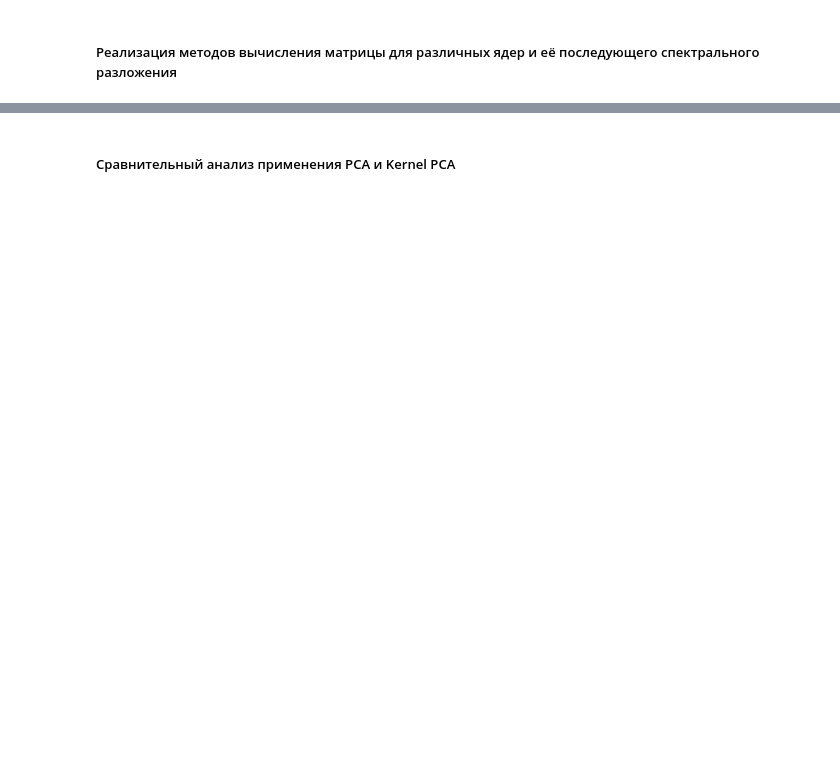
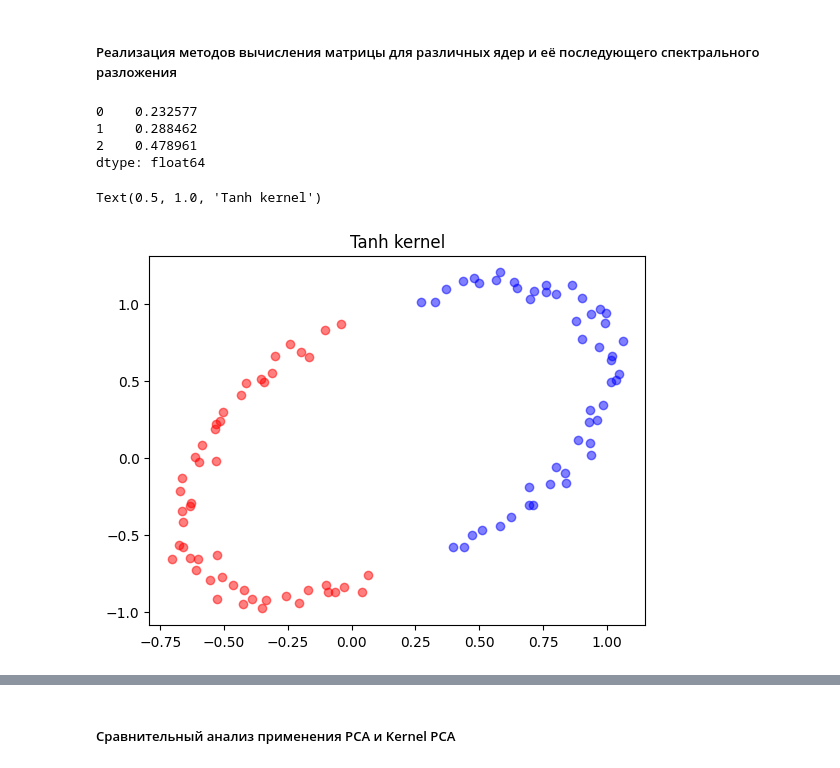
Before and after one commit to SergeyPishchulov/MOMO, a Jupyter notebook: Lab_1-1QR.ipynb, the cells around one changed output, grey strips where cells are left out. Drawn from its saved outputs; the diff is of its cells as text; code cells hidden in the pictures; blank space fills up the shorter version.

```diff
--- a/Lab_1-1QR.ipynb
+++ b/Lab_1-1QR.ipynb
@@ -308,0 +376,29 @@ NameError: name 'PC_matrix' is not defined
+# %%
+K = get_tanh_kernel(moons)
+pcs = get_pca(K)
+t = X[0]  # first object
+sum_distances_by_pc = defaultdict(int)
+for pc_num, pc in enumerate(pcs.T):
+    for obj in moons:
+        projection = pc@obj
+        sum_distances_by_pc[pc_num] += projection**2
+
+vars = pd.Series(sum_distances_by_pc, index=sorted(
+    list(sum_distances_by_pc.keys())))
+vars /= sum(vars)
+print(vars)
+selected_pcs = pcs[:, :2]
+# selected_pcs
+transformed = moons@selected_pcs
+red_moon = transformed[moons[:, 2] == 0, :]
+blue_moon = transformed[moons[:, 2] == 1, :]
+plt.scatter(x=red_moon[:, 0], y=red_moon[:, 1], color='red', alpha=0.5)
+plt.scatter(x=blue_moon[:, 0], y=blue_moon[:, 1], color='blue', alpha=0.5)
+plt.title("Tanh kernel")
+# %% [output]
+0    0.232577
+1    0.288462
+2    0.478961
+dtype: float64
+Text(0.5, 1.0, 'Tanh kernel')
+[figure, added]
```
Also changed, not shown: parts of 20 cells of this notebook.
